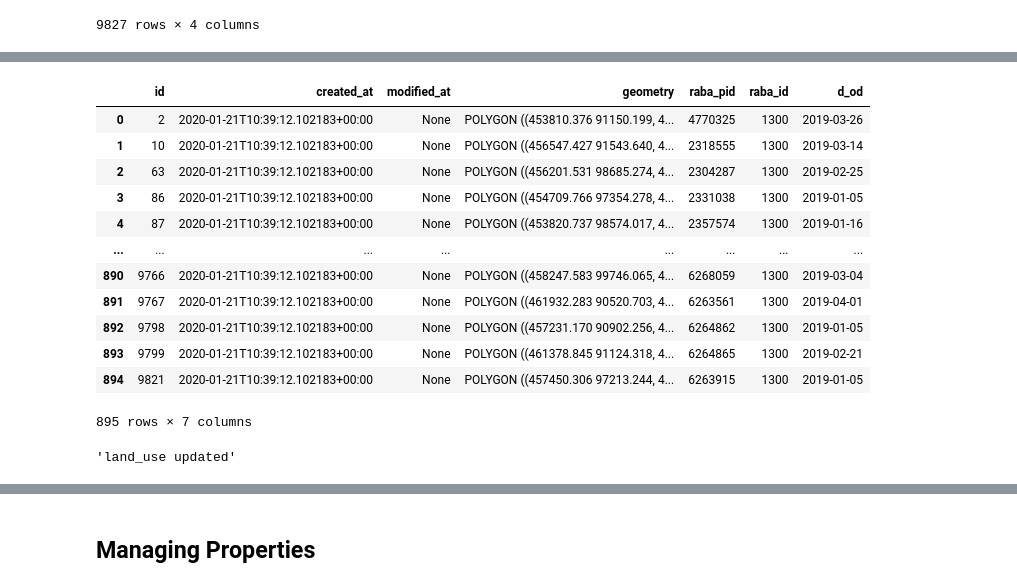
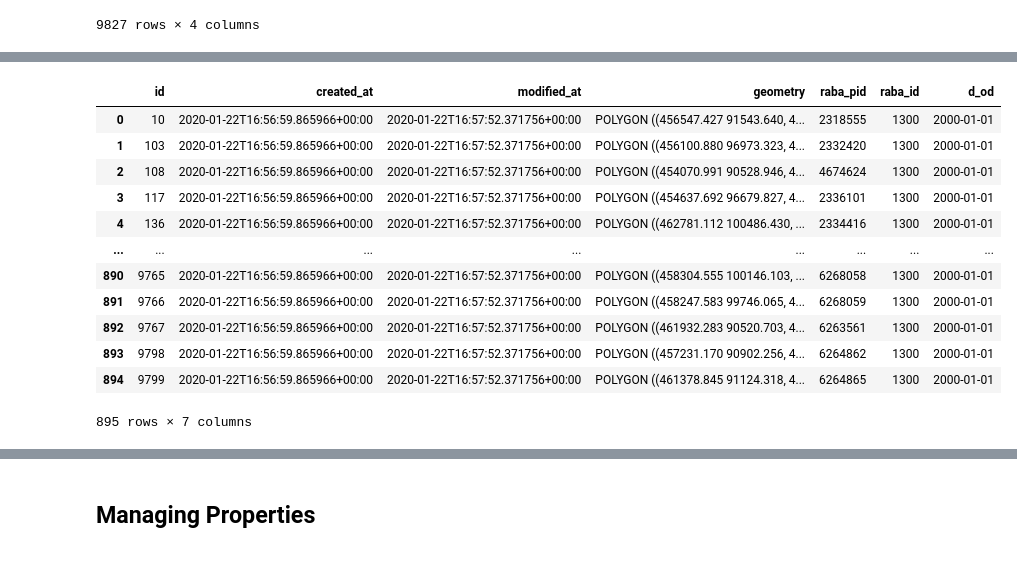
Before and after one commit to xcube-dev/xcube-geodb, a Jupyter notebook: notebooks/geodb_manage_datasets.ipynb, the cells around one changed output, grey strips where cells are left out. Saved outputs shown, nothing was run; the diff lists cells and outputs as text; code cells hidden in the pictures.

```diff
--- a/notebooks/geodb_manage_datasets.ipynb
+++ b/notebooks/geodb_manage_datasets.ipynb
@@ -101,0 +133,2 @@ geodb.filter('land_use', query="raba_id=eq.7000")
+# %%
+geodb.update_collection('land_use', query="raba_id=eq.1300", values={'d_od': '2000-01-01'})
@@ -102,20 +138,16 @@ geodb.filter('land_use', query="raba_id=eq.7000")
 # %%
-geodb.filter('land_use', query="raba_id=eq.1300")
+geodb.filter_collection('land_use', query="raba_id=eq.1300")
 # %% [output]
 |  | id | created_at | modified_at | geometry | raba_pid | raba_id | d_od |
-| 0 | 2 | 2020-01-21T10:39:12.102183+00:00 | None | POLYGON ((453810.376 91150.199, 4... | 4770325 | 1300 | 2019-03-26 |
-| 1 | 10 | 2020-01-21T10:39:12.102183+00:00 | None | POLYGON ((456547.427 91543.640, 4... | 2318555 | 1300 | 2019-03-14 |
-| 2 | 63 | 2020-01-21T10:39:12.102183+00:00 | None | POLYGON ((456201.531 98685.274, 4... | 2304287 | 1300 | 2019-02-25 |
-| 3 | 86 | 2020-01-21T10:39:12.102183+00:00 | None | POLYGON ((454709.766 97354.278, 4... | 2331038 | 1300 | 2019-01-05 |
-| 4 | 87 | 2020-01-21T10:39:12.102183+00:00 | None | POLYGON ((453820.737 98574.017, 4... | 2357574 | 1300 | 2019-01-16 |
+| 0 | 10 | 2020-01-22T16:56:59.865966+00:00 | 2020-01-22T16:57:52.371756+00:00 | POLYGON ((456547.427 91543.640, 4... | 2318555 | 1300 | 2000-01-01 |
+| 1 | 103 | 2020-01-22T16:56:59.865966+00:00 | 2020-01-22T16:57:52.371756+00:00 | POLYGON ((456100.880 96973.323, 4... | 2332420 | 1300 | 2000-01-01 |
+| 2 | 108 | 2020-01-22T16:56:59.865966+00:00 | 2020-01-22T16:57:52.371756+00:00 | POLYGON ((454070.991 90528.946, 4... | 4674624 | 1300 | 2000-01-01 |
+| 3 | 117 | 2020-01-22T16:56:59.865966+00:00 | 2020-01-22T16:57:52.371756+00:00 | POLYGON ((454637.692 96679.827, 4... | 2336101 | 1300 | 2000-01-01 |
+| 4 | 136 | 2020-01-22T16:56:59.865966+00:00 | 2020-01-22T16:57:52.371756+00:00 | POLYGON ((462781.112 100486.430, ... | 2334416 | 1300 | 2000-01-01 |
 | ... | ... | ... | ... | ... | ... | ... | ... |
-| 890 | 9766 | 2020-01-21T10:39:12.102183+00:00 | None | POLYGON ((458247.583 99746.065, 4... | 6268059 | 1300 | 2019-03-04 |
-| 891 | 9767 | 2020-01-21T10:39:12.102183+00:00 | None | POLYGON ((461932.283 90520.703, 4... | 6263561 | 1300 | 2019-04-01 |
-| 892 | 9798 | 2020-01-21T10:39:12.102183+00:00 | None | POLYGON ((457231.170 90902.256, 4... | 6264862 | 1300 | 2019-01-05 |
-| 893 | 9799 | 2020-01-21T10:39:12.102183+00:00 | None | POLYGON ((461378.845 91124.318, 4... | 6264865 | 1300 | 2019-02-21 |
-| 894 | 9821 | 2020-01-21T10:39:12.102183+00:00 | None | POLYGON ((457450.306 97213.244, 4... | 6263915 | 1300 | 2019-01-05 |
+| 890 | 9765 | 2020-01-22T16:56:59.865966+00:00 | 2020-01-22T16:57:52.371756+00:00 | POLYGON ((458304.555 100146.103, ... | 6268058 | 1300 | 2000-01-01 |
+| 891 | 9766 | 2020-01-22T16:56:59.865966+00:00 | 2020-01-22T16:57:52.371756+00:00 | POLYGON ((458247.583 99746.065, 4... | 6268059 | 1300 | 2000-01-01 |
+| 892 | 9767 | 2020-01-22T16:56:59.865966+00:00 | 2020-01-22T16:57:52.371756+00:00 | POLYGON ((461932.283 90520.703, 4... | 6263561 | 1300 | 2000-01-01 |
+| 893 | 9798 | 2020-01-22T16:56:59.865966+00:00 | 2020-01-22T16:57:52.371756+00:00 | POLYGON ((457231.170 90902.256, 4... | 6264862 | 1300 | 2000-01-01 |
+| 894 | 9799 | 2020-01-22T16:56:59.865966+00:00 | 2020-01-22T16:57:52.371756+00:00 | POLYGON ((461378.845 91124.318, 4... | 6264865 | 1300 | 2000-01-01 |
 895 rows × 7 columns
-# %%
-geodb.update_dataset('land_use', query="raba_id=eq.1300", values={'d_od': '2000-01-01'})
-# %% [output]
-'land_use updated'
```
Also changed, not shown: parts of 23 cells of this notebook, 12 other files.
